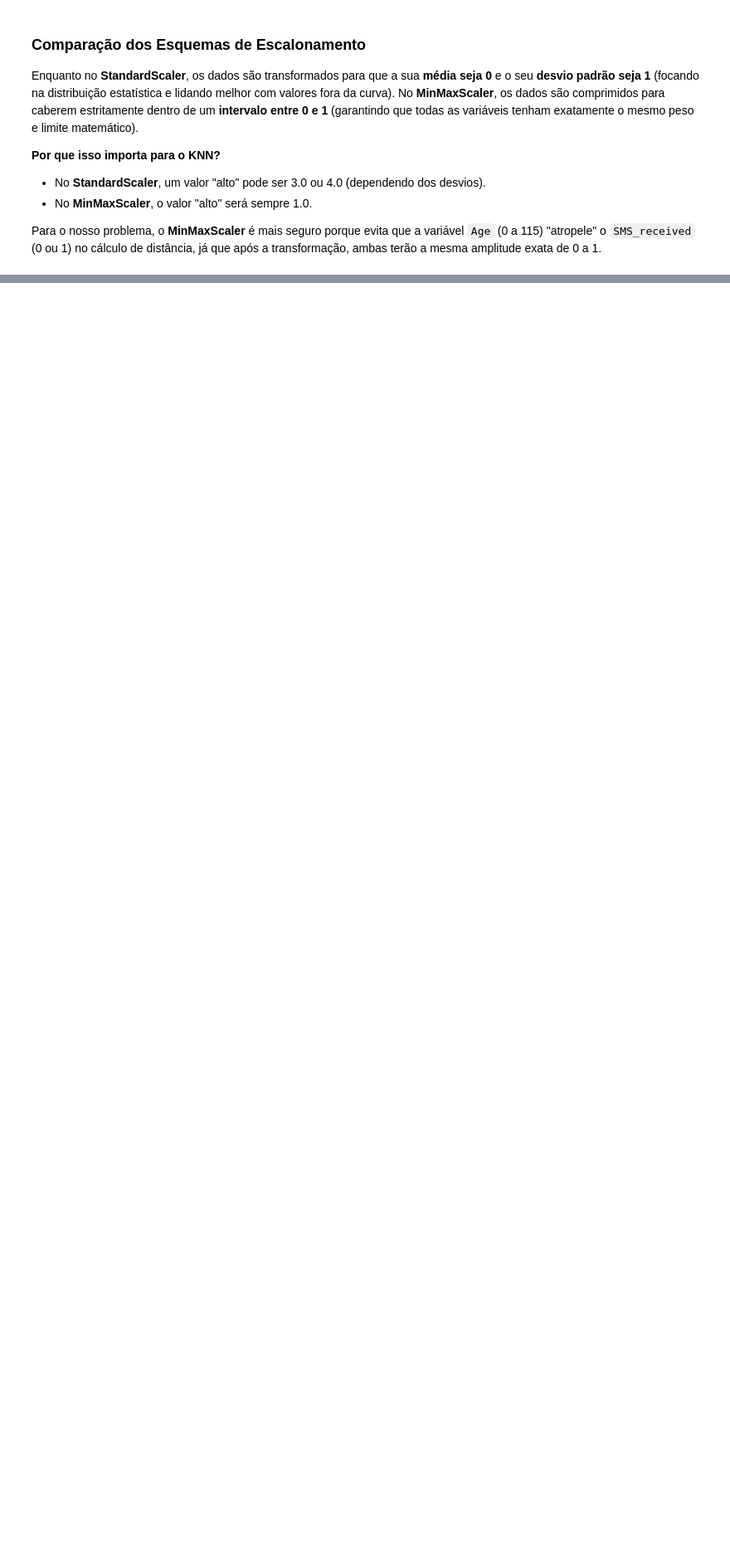
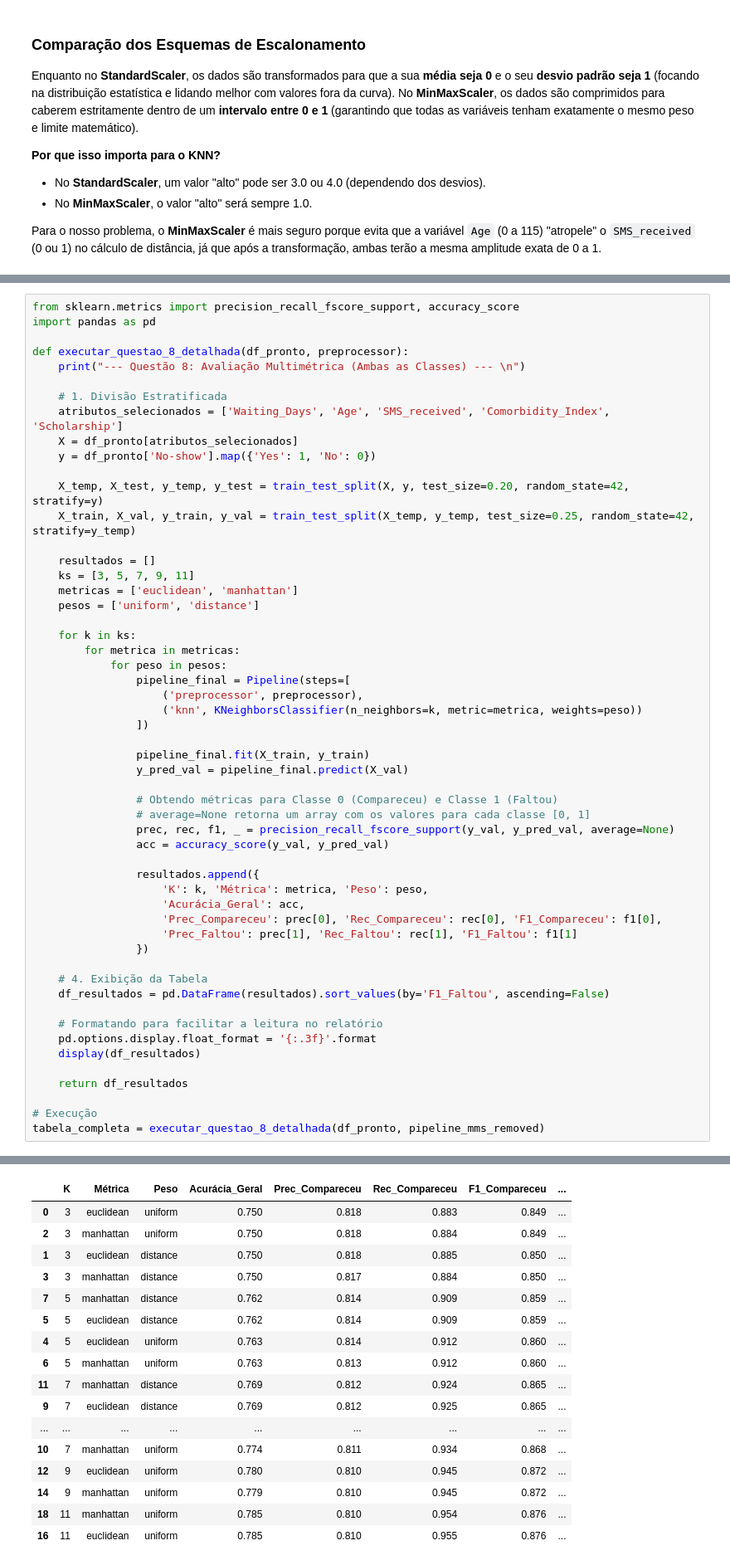
Before and after one commit to leandrowanderley/DataScience_UFAL, a Jupyter notebook: Lista 1/script.ipynb, the cells around one changed output, grey strips where cells are left out. Shown at 83% size. Cells and saved outputs as stored; diff of their text form; blank space fills up the shorter version.

```diff
--- a/Lista 1/script.ipynb
+++ b/Lista 1/script.ipynb
@@ -748,0 +756,55 @@ Para o nosso problema, o **MinMaxScaler** é mais seguro porque evita que a vari
+# %%
+from sklearn.metrics import precision_recall_fscore_support, accuracy_score
+import pandas as pd
+
+def executar_questao_8_detalhada(df_pronto, preprocessor):
+    print("--- Questão 8: Avaliação Multimétrica (Ambas as Classes) --- \n")
+
+    # 1. Divisão Estratificada
+    atributos_selecionados = ['Waiting_Days', 'Age', 'SMS_received', 'Comorbidity_Index', 'Scholarship']
+    X = df_pronto[atributos_selecionados]
+    y = df_pronto['No-show'].map({'Yes': 1, 'No': 0})
+
+    X_temp, X_test, y_temp, y_test = train_test_split(X, y, test_size=0.20, random_state=42, stratify=y)
+    X_train, X_val, y_train, y_val = train_test_split(X_temp, y_temp, test_size=0.25, random_state=42, stratify=y_temp)
+
+    resultados = []
+    ks = [3, 5, 7, 9, 11]
+    metricas = ['euclidean', 'manhattan']
+    pesos = ['uniform', 'distance']
+
+    for k in ks:
+        for metrica in metricas:
+            for peso in pesos:
+                pipeline_final = Pipeline(steps=[
+                    ('preprocessor', preprocessor),
+                    ('knn', KNeighborsClassifier(n_neighbors=k, metric=metrica, weights=peso))
+                ])
+
+                pipeline_final.fit(X_train, y_train)
+                y_pred_val = pipeline_final.predict(X_val)
+
+                # Obtendo métricas para Classe 0 (Compareceu) e Classe 1 (Faltou)
+                # average=None retorna um array com os valores para cada classe [0, 1]
+                prec, rec, f1, _ = precision_recall_fscore_support(y_val, y_pred_val, average=None)
+                acc = accuracy_score(y_val, y_pred_val)
+
+                resultados.append({
+                    'K': k, 'Métrica': metrica, 'Peso': peso,
+                    'Acurácia_Geral': acc,
+                    'Prec_Compareceu': prec[0], 'Rec_Compareceu': rec[0], 'F1_Compareceu': f1[0],
+                    'Prec_Faltou': prec[1], 'Rec_Faltou': rec[1], 'F1_Faltou': f1[1]
+                })
+
+    # 4. Exibição da Tabela
+    df_resultados = pd.DataFrame(resultados).sort_values(by='F1_Faltou', ascending=False)
+
+    # Formatando para facilitar a leitura no relatório
+    pd.options.display.float_format = '{:.3f}'.format
+    display(df_resultados)
+
+    return df_resultados
+
+# Execução
+tabela_completa = executar_questao_8_detalhada(df_pronto, pipeline_mms_removed)
+# %% [output]
@@ -748,0 +812,17 @@ Para o nosso problema, o **MinMaxScaler** é mais seguro porque evita que a vari
+|  | K | Métrica | Peso | Acurácia_Geral | Prec_Compareceu | Rec_Compareceu | F1_Compareceu | ... |
+| 0 | 3 | euclidean | uniform | 0.750 | 0.818 | 0.883 | 0.849 | ... |
+| 2 | 3 | manhattan | uniform | 0.750 | 0.818 | 0.884 | 0.849 | ... |
+| 1 | 3 | euclidean | distance | 0.750 | 0.818 | 0.885 | 0.850 | ... |
+| 3 | 3 | manhattan | distance | 0.750 | 0.817 | 0.884 | 0.850 | ... |
+| 7 | 5 | manhattan | distance | 0.762 | 0.814 | 0.909 | 0.859 | ... |
+| 5 | 5 | euclidean | distance | 0.762 | 0.814 | 0.909 | 0.859 | ... |
+| 4 | 5 | euclidean | uniform | 0.763 | 0.814 | 0.912 | 0.860 | ... |
+| 6 | 5 | manhattan | uniform | 0.763 | 0.813 | 0.912 | 0.860 | ... |
+| 11 | 7 | manhattan | distance | 0.769 | 0.812 | 0.924 | 0.865 | ... |
+| 9 | 7 | euclidean | distance | 0.769 | 0.812 | 0.925 | 0.865 | ... |
+| ... | ... | ... | ... | ... | ... | ... | ... | ... |
+| 10 | 7 | manhattan | uniform | 0.774 | 0.811 | 0.934 | 0.868 | ... |
+| 12 | 9 | euclidean | uniform | 0.780 | 0.810 | 0.945 | 0.872 | ... |
+| 14 | 9 | manhattan | uniform | 0.779 | 0.810 | 0.945 | 0.872 | ... |
+| 18 | 11 | manhattan | uniform | 0.785 | 0.810 | 0.954 | 0.876 | ... |
+| 16 | 11 | euclidean | uniform | 0.785 | 0.810 | 0.955 | 0.876 | ... |
```
Also changed, not shown: parts of 11 cells of this notebook.
